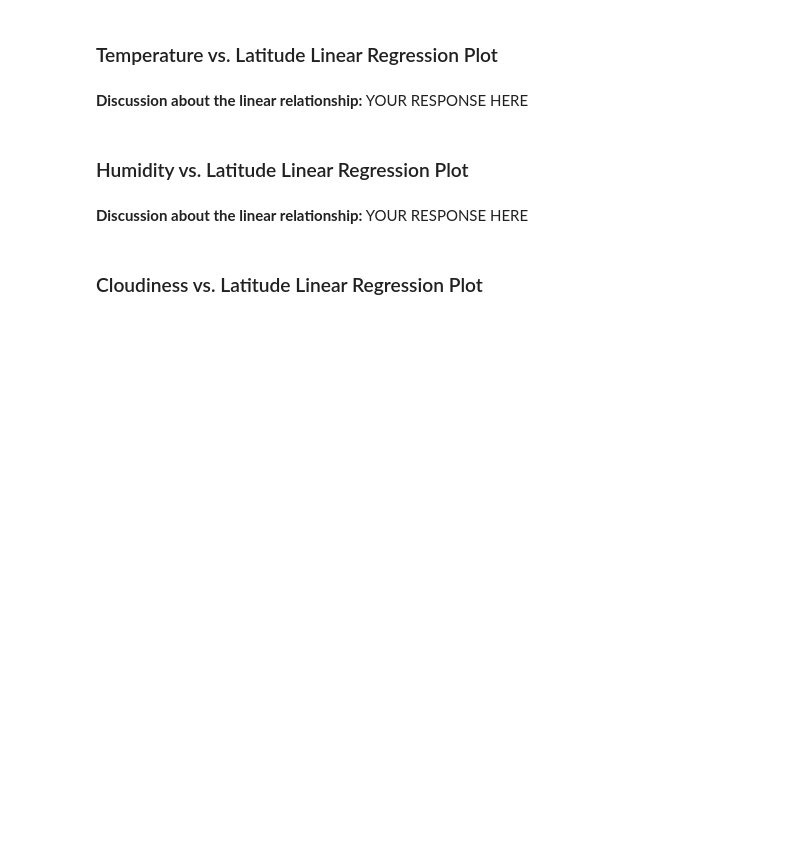
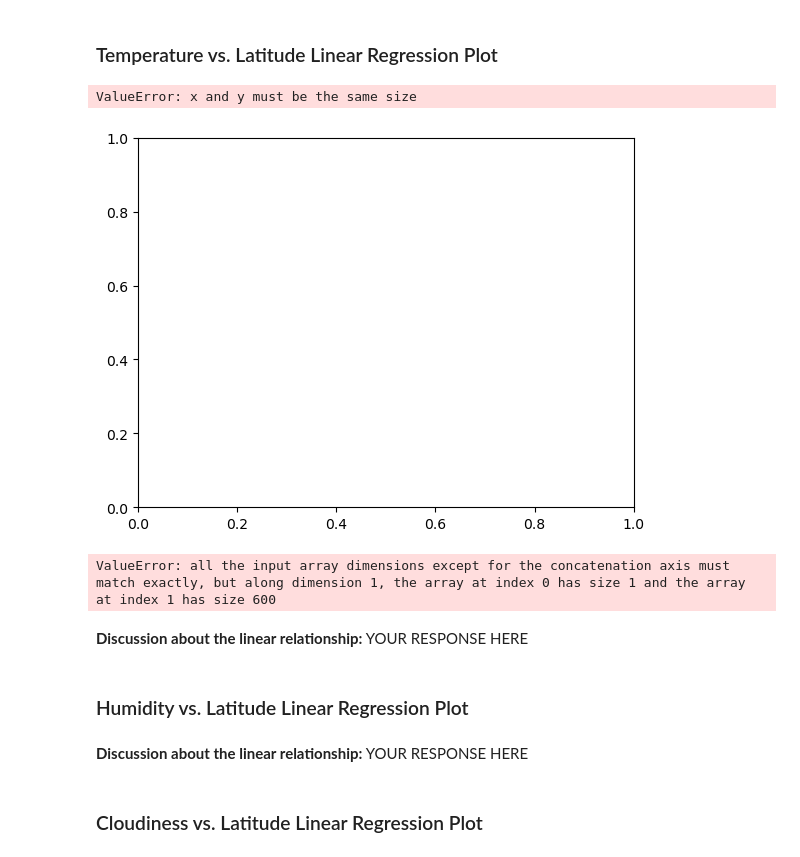
Before and after one commit to Siggy0002/python-api-challenge, a Jupyter notebook: WeatherPy/WeatherPy.ipynb, the cells around one changed output. Cells and saved outputs as stored; diff of their text form; code cells hidden in the pictures; blank space fills up the shorter version.

```diff
--- a/WeatherPy/WeatherPy.ipynb
+++ b/WeatherPy/WeatherPy.ipynb
@@ -340,7 +340,10 @@ The r-value is: 0.0017579358966716494
 # %%
 # Create a DataFrame with the Northern Hemisphere data (Latitude >= 0)
-if city_data_df["Lat"]>= 0:
-    horthern_hemi_df
-# Display sample data
-northern_hemi_df.head()
+northern_hemi_lat=[]
+for x in city_data_df["Lat"]:
+    if x >= 0:
+      northern_hemi_lat.append(x)
+northern_hemi_lat_df = pd.DataFrame(northern_hemi_lat)
+northern_hemi_lat_df = northern_hemi_lat_df.rename(columns={0: 'Lat'})
+northern_hemi_lat_df.head()
 # %% [output]
@@ -353,0 +356,4 @@ southern_hemi_df.head()
+# %%
+# Display sample data
+northern_hemi_df = pd.merge(city_data_df, northern_hemi_lat_df, on = "Lat")
+northern_hemi_df
@@ -359,3 +410,34 @@ southern_hemi_df.head()
+# %%
+# Build scatter plot for latitude vs. temperature
+x_values = northern_hemi_df
+y_values = city_data_df['Max Temp']
+plt.scatter(x_values,y_values)
+
+
+# Incorporate the other graph properties
+plt.xlabel('Latitude')
+plt.ylabel('Temperature')
+plt.show()
+# Save the figure
+plt.savefig("output_data/Fig1.png")
+
+# Show plot
+plt.show()
+# %% [output]
+ValueError: x and y must be the same size
+[figure, added]
+# %%
+# Linear regression on Northern Hemisphere
+x_values = northern_hemi_df
+y_values = city_data_df['Max Temp']
+(slope, intercept, rvalue, pvalue, stderr) = stats.linregress(x_values, y_values)
+regress_values = x_values * slope + intercept
+print(regress_values)
+
+line_eq = "y = " + str(round(slope,2)) + "x +" + str(round(intercept,2))
+print(line_eq)
+# %% [output]
+ValueError: all the input array dimensions except for the concatenation axis must match exactly, but along dimension 1, the array at index 0 has size 1 and the array at index 1 has size 600
 # %%
 # Linear regression on Southern Hemisphere
 # YOUR CODE HERE
```
Also changed, not shown: parts of 18 cells of this notebook, 1 other file.
